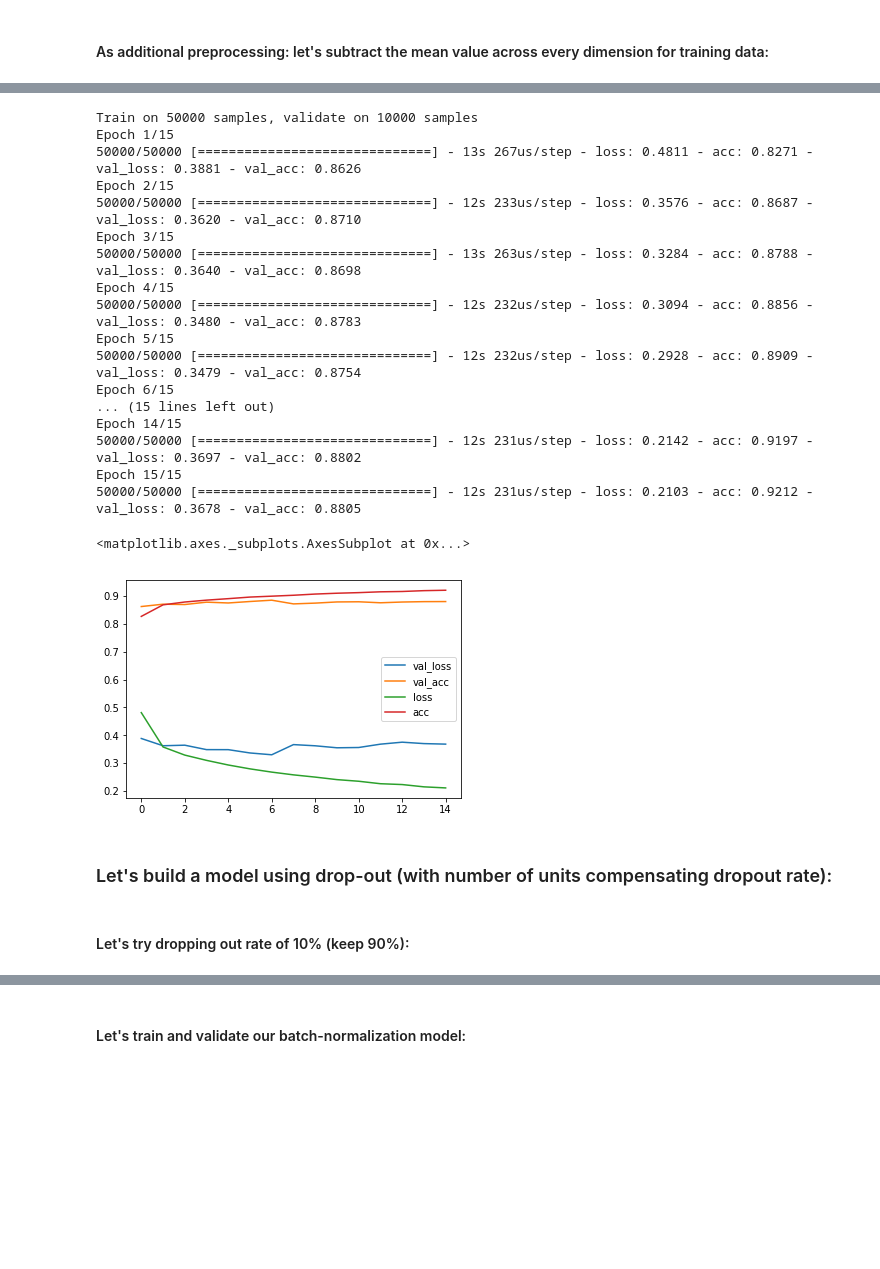
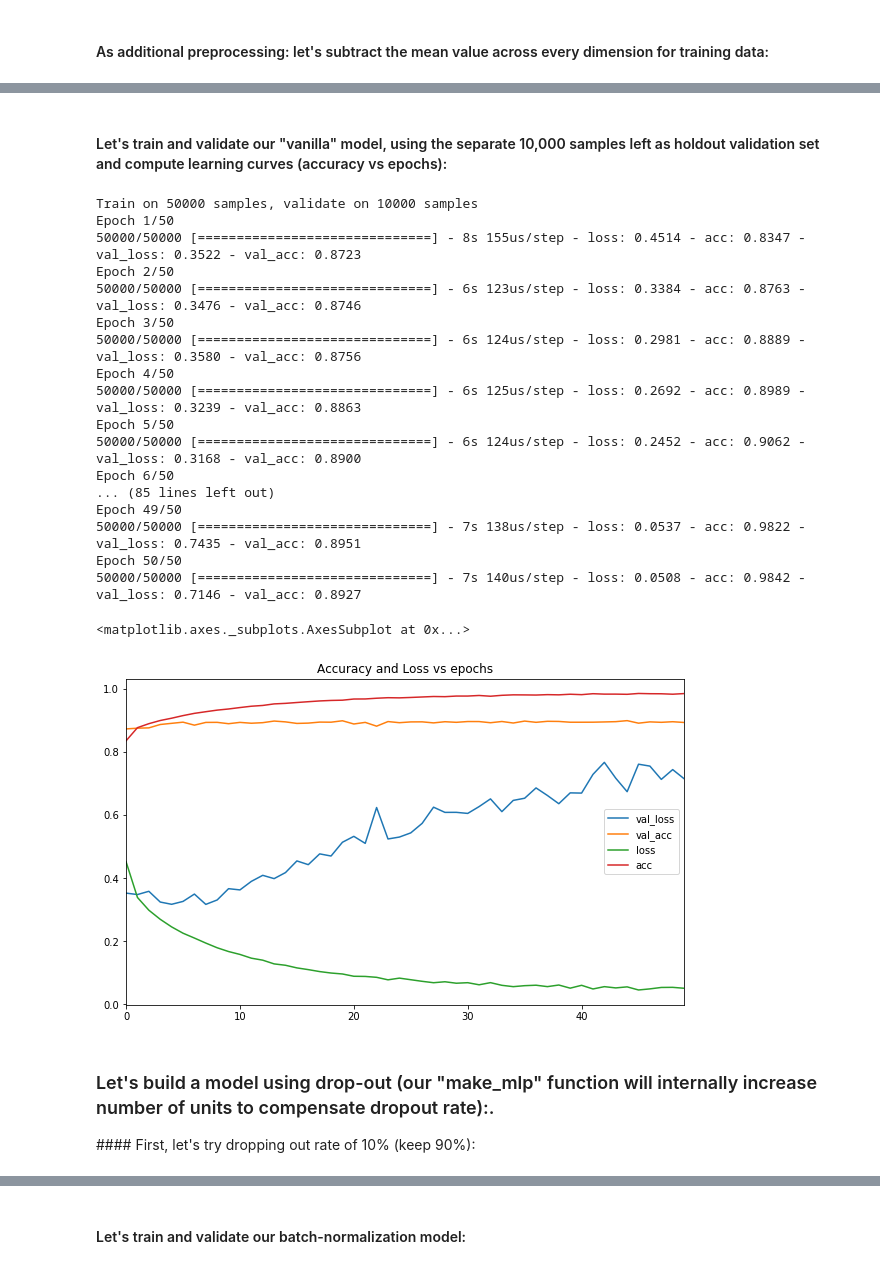
Before and after one commit to deibyrios/Recognize-handwritten-digits, a Jupyter notebook: Copy_of_hw5.ipynb, the cells around one changed output, grey strips where cells are left out. Saved outputs shown, nothing was run; the diff lists cells and outputs as text; code cells hidden in the pictures; blank space fills up the shorter version.

```diff
--- a/Copy_of_hw5.ipynb
+++ b/Copy_of_hw5.ipynb
@@ -269,18 +255,18 @@ for j in range(5):
 
 #### Let's flatten the features and one-hot-encode the targets:
 # %%
-X_train = X_train.reshape(X_train.shape[0], 28 * 28)
-X_test = X_test.reshape(X_test.shape[0], 28 * 28)
+X_train = X_train.reshape(X_train.shape[0], -1)
+X_test = X_test.reshape(X_test.shape[0], -1)
 
 num_classes = len(target_names)
-
 y_train = keras.utils.to_categorical(y_train, num_classes)
 y_test = keras.utils.to_categorical(y_test, num_classes)
 
 print('\nTraining data shape: ', X_train.shape)
-print('Training labels shape: ', y_train.shape)
+print('Train data shape: ', X_train.shape)
+
 print('\nTest data shape: ', X_test.shape)
-print('Test labels shape: ', y_test.shape)
+print('Train labels shape: ', y_train.shape)
 
 print('\nTraining features scale: ', [np.min(X_train), np.max(X_train)])
 # %% [output]
@@ -305,18 +291,8 @@ Test features scale:  [0.0, 1.0]
 # %%
-mask = np.random.permutation(X_train.shape[0])
-
-X_train = X_train[mask]
-y_train = y_train[mask]
-
-num_validation = 10000
-num_training = X_train.shape[0] - num_validation
-
-X_val = X_train[-num_validation:, :]
-y_val = y_train[-num_validation:]
-
-X_train = X_train[:num_training, :]
-y_train = y_train[:num_training]
-
+X_train, X_val, y_train, y_val = train_test_split(X_train, y_train,
+                                                  test_size=10000,
+                                                  stratify=y_train,
+                                                  random_state=0)
 print('Train data shape: ', X_train.shape)
 print('Train labels shape: ', y_train.shape)
 print('Validation data shape: ', X_val.shape)
@@ -373,0 +430,4 @@ _________________________________________________________________
+# %%
+mlp = make_mlp(n_features=num_features, n_classes=num_classes,
+                       hidden_units=[256, 256, 256], batchnorm=False, drop=0)
+mlp.summary()
@@ -374,27 +452,32 @@ _________________________________________________________________
+# %% [markdown]
+#### Let's train and validate our "vanilla" model, using the separate 10,000 samples left as holdout validation set and  compute learning curves (accuracy vs epochs):
 # %%
-history_callback = mlp.fit(X_train, y_train, batch_size=16, epochs=15,
+history_callback = mlp.fit(X_train, y_train, batch_size=32, epochs=50,
                            shuffle=True, verbose=1,
                            validation_data=(X_val, y_val))
-pd.DataFrame(history_callback.history).plot()
+pd.DataFrame(history_callback.history).plot(figsize=(10, 6),
+                                            title='Accuracy and Loss vs epochs')
 # %% [output]
 Train on 50000 samples, validate on 10000 samples
-Epoch 1/15
-50000/50000 [==============================] - 13s 267us/step - loss: 0.4811 - acc: 0.8271 - val_loss: 0.3881 - val_acc: 0.8626
-Epoch 2/15
-50000/50000 [==============================] - 12s 233us/step - loss: 0.3576 - acc: 0.8687 - val_loss: 0.3620 - val_acc: 0.8710
-Epoch 3/15
-50000/50000 [==============================] - 13s 263us/step - loss: 0.3284 - acc: 0.8788 - val_loss: 0.3640 - val_acc: 0.8698
-Epoch 4/15
-50000/50000 [==============================] - 12s 232us/step - loss: 0.3094 - acc: 0.8856 - val_loss: 0.3480 - val_acc: 0.8783
-Epoch 5/15
-50000/50000 [==============================] - 12s 232us/step - loss: 0.2928 - acc: 0.8909 - val_loss: 0.3479 - val_acc: 0.8754
-Epoch 6/15
-... (15 lines left out)
-Epoch 14/15
-50000/50000 [==============================] - 12s 231us/step - loss: 0.2142 - acc: 0.9197 - val_loss: 0.3697 - val_acc: 0.8802
-Epoch 15/15
-50000/50000 [==============================] - 12s 231us/step - loss: 0.2103 - acc: 0.9212 - val_loss: 0.3678 - val_acc: 0.8805
+Epoch 1/50
+50000/50000 [==============================] - 8s 155us/step - loss: 0.4514 - acc: 0.8347 - val_loss: 0.3522 - val_acc: 0.8723
+Epoch 2/50
+50000/50000 [==============================] - 6s 123us/step - loss: 0.3384 - acc: 0.8763 - val_loss: 0.3476 - val_acc: 0.8746
+Epoch 3/50
+50000/50000 [==============================] - 6s 124us/step - loss: 0.2981 - acc: 0.8889 - val_loss: 0.3580 - val_acc: 0.8756
+Epoch 4/50
+50000/50000 [==============================] - 6s 125us/step - loss: 0.2692 - acc: 0.8989 - val_loss: 0.3239 - val_acc: 0.8863
+Epoch 5/50
+50000/50000 [==============================] - 6s 124us/step - loss: 0.2452 - acc: 0.9062 - val_loss: 0.3168 - val_acc: 0.8900
+Epoch 6/50
+... (85 lines left out)
+Epoch 49/50
+50000/50000 [==============================] - 7s 138us/step - loss: 0.0537 - acc: 0.9822 - val_loss: 0.7435 - val_acc: 0.8951
+Epoch 50/50
+50000/50000 [==============================] - 7s 140us/step - loss: 0.0508 - acc: 0.9842 - val_loss: 0.7146 - val_acc: 0.8927
 <matplotlib.axes._subplots.AxesSubplot at 0x...>
-[figure, old version]
+[figure, new version]
 # %% [markdown]
-### Let's build a model using drop-out (with number of units compensating dropout rate):
+### Let's build a model using drop-out (our  "make_mlp" function will internally increase number of units to compensate dropout rate):.
+
+#### First, let's try dropping out rate of 10% (keep 90%):
@@ -415,3 +484 @@ def make_sklearn_mlp(n_features, n_classes, keep=1):
-# %% [markdown]
-#### Let's try dropping out rate of 10% (keep 90%):
 # %%
```
Also changed, not shown: parts of 63 cells of this notebook.
